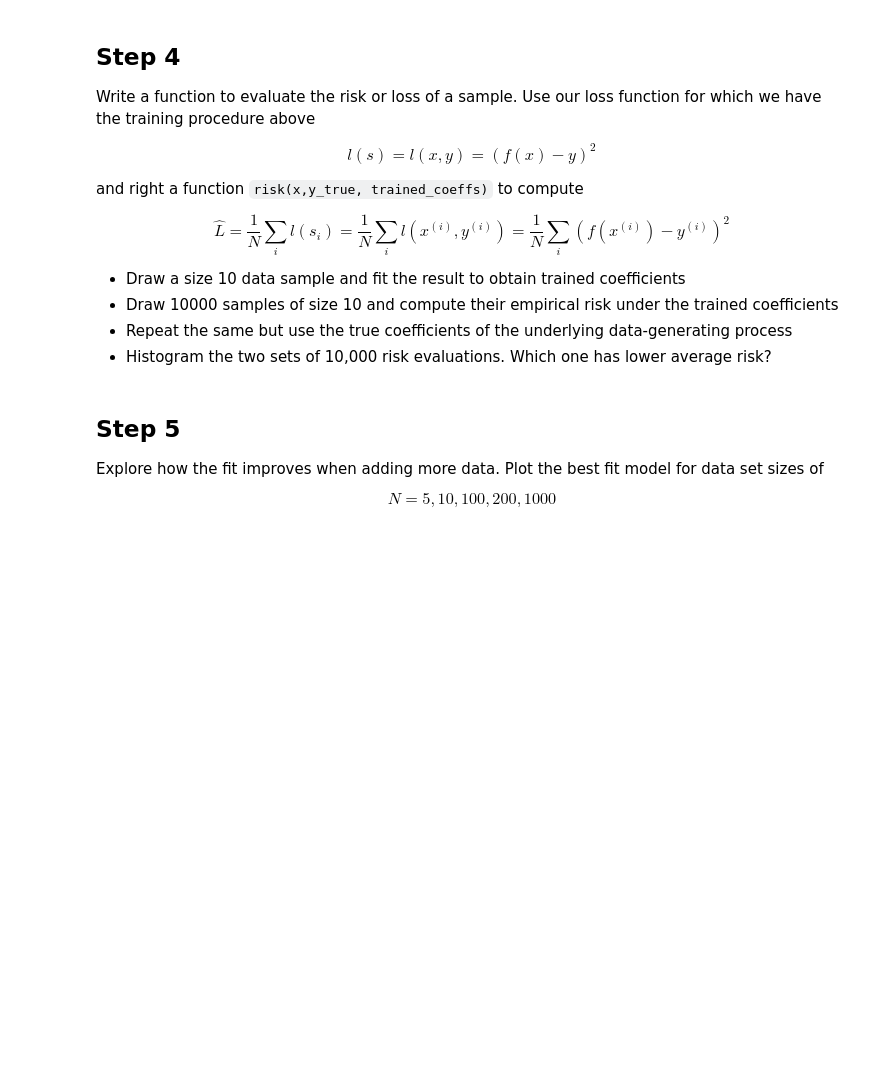
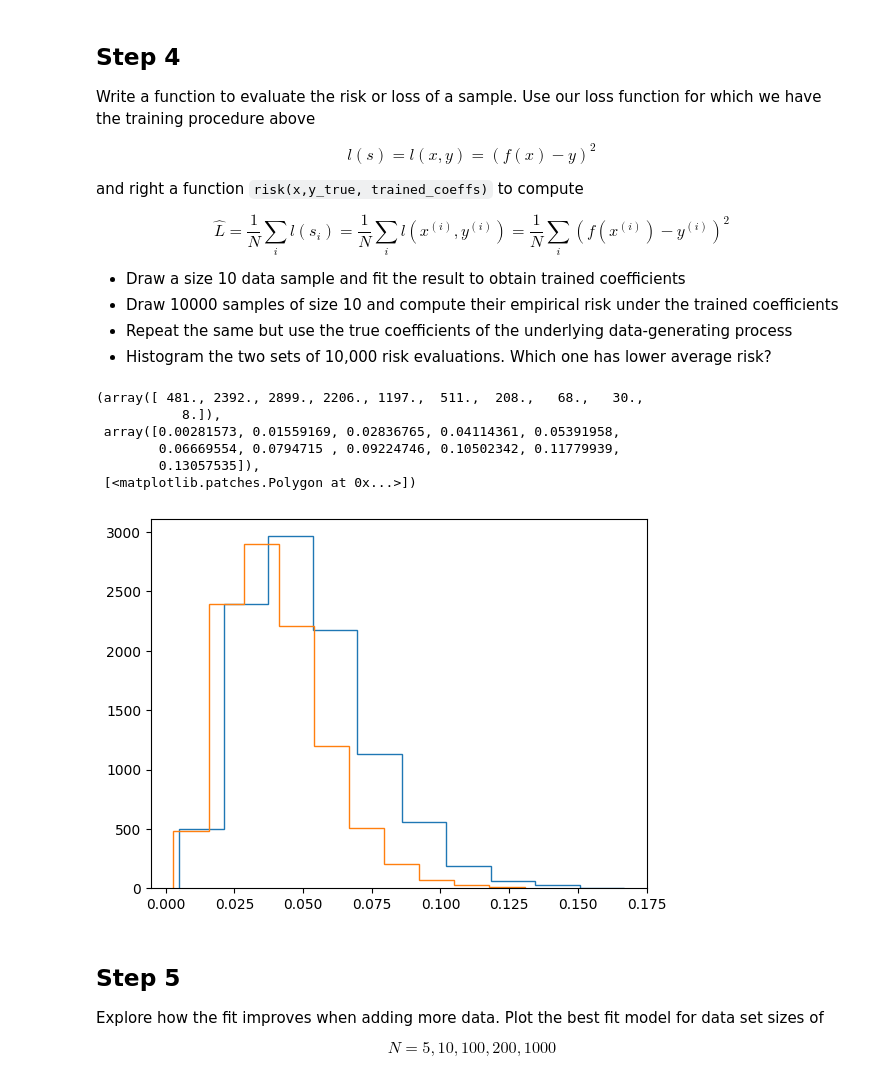
Before and after one commit to JasonB-hub/TRISEP_ML, a Jupyter notebook: Exercises/1.1.Fitting-and-Bias-Variance-Tradeoff.ipynb, the cells around one changed output. Cells and saved outputs as stored; diff of their text form; code cells hidden in the pictures; blank space fills up the shorter version.

```diff
--- a/Exercises/1.1.Fitting-and-Bias-Variance-Tradeoff.ipynb
+++ b/Exercises/1.1.Fitting-and-Bias-Variance-Tradeoff.ipynb
@@ -95,16 +96,8 @@ $$
 * Try degree 1 and observe how the trained function is much less sensitive to the data
 # %%
 def learn(train_x, train_y, degree):
-  X = np.ones((len(train_x),degree+1))
-  for i in range(len(train_x)):
-    for j in range(len(X[i])):
-      X[i][j] *= i+j+1
-
-  print(X)
-
-  coeffs = np.matmul( np.linalg.inv( np.matmul(np.transpose(X), X) ), np.transpose(X)) * train_y
-
-  return coeffs
+  X = np.column_stack([train_x**d for d in reversed(range(degree+1))])
+  return np.linalg.inv(X.T @ X) @ X.T @ train_y
 # %%
 x,y = generate_data(5)
 coeffs_train = learn(x,y,4)
@@ -136,7 +133,30 @@ $$
 * Histogram the two sets of 10,000 risk evaluations. Which one has lower average risk?
 # %%
 def risk(x, y_true, p):
-    raise NotImplementedError
+  if len(x) != len(y_true):
+    raise ValueError('x and y must be the same length')
+  N = len(x)
+  return 1/N * np.sum( (np.polyval(p,x) - y_true)**2 )
+# %%
+x,y = generate_data(10)
+coeffs_train = learn(x,y,4)
+trained_risk,true_risk = [],[]
+for i in range(10000):
+  x,y = generate_data(10)
+  trained_risk.append( risk(x,y,coeffs_train) )
+  true_risk.append( risk(x,y,coeffs_true) )
+# %%
+fig, ax = plt.subplots()
+ax.hist(trained_risk,histtype='step')
+ax.hist(true_risk,histtype='step')
+# %% [output]
+(array([ 481., 2392., 2899., 2206., 1197.,  511.,  208.,   68.,   30.,
+           8.]),
+ array([0.00281573, 0.01559169, 0.02836765, 0.04114361, 0.05391958,
+        0.06669554, 0.0794715 , 0.09224746, 0.10502342, 0.11779939,
+        0.13057535]),
+ [<matplotlib.patches.Polygon at 0x...>])
+[figure, added]
 # %% [markdown]
 ## Step 5
 
```
Also changed, not shown: parts of 10 cells of this notebook.
